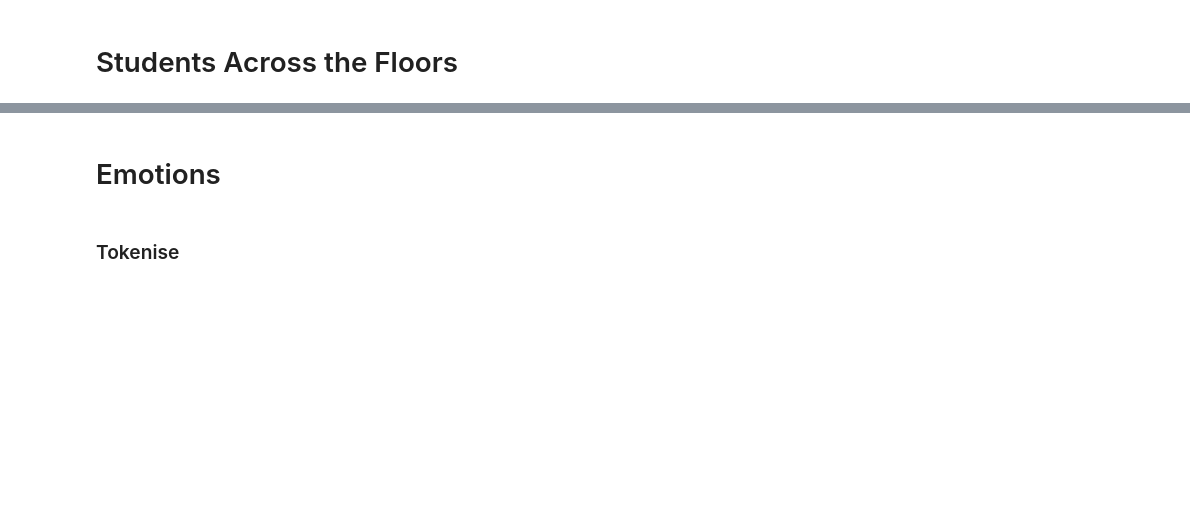
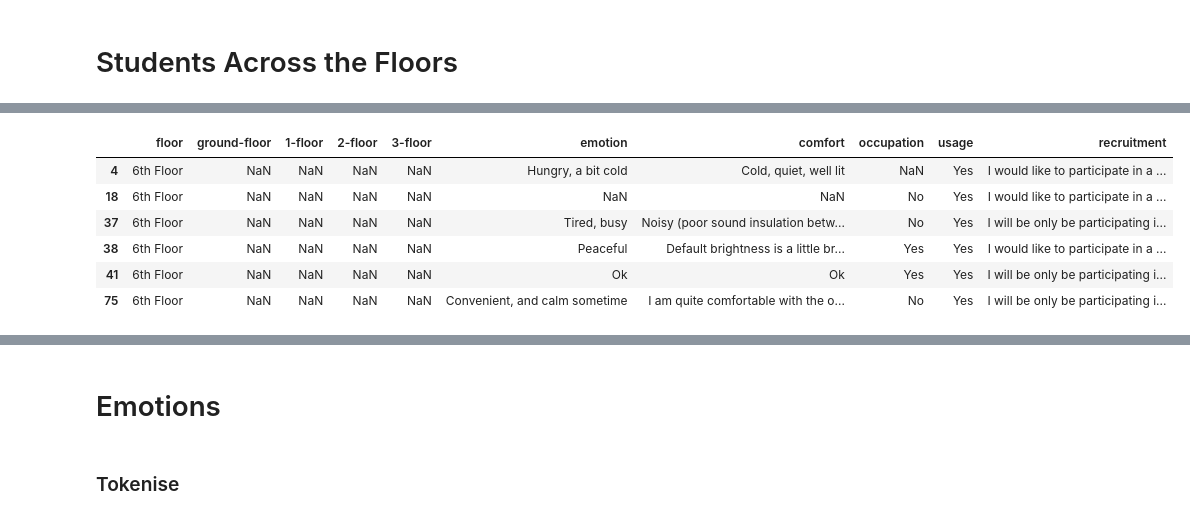
Before and after one commit to shrutirao94/language-comfort-emotions, a Jupyter notebook: analysis.ipynb, the cells around one changed output, grey strips where cells are left out. Cells and saved outputs as stored; diff of their text form; code cells hidden in the pictures; blank space fills up the shorter version.

```diff
--- a/analysis.ipynb
+++ b/analysis.ipynb
@@ -61,3 +59,13 @@ plt.savefig('plots/floors-responses.jpg', dpi=300, bbox_inches=None)
+# %%
+df[df['floor'] == '6th Floor']
+# %% [output]
+|  | floor | ground-floor | 1-floor | 2-floor | 3-floor | emotion | comfort | occupation | usage | recruitment |
+| 4 | 6th Floor | NaN | NaN | NaN | NaN | Hungry, a bit cold | Cold, quiet, well lit | NaN | Yes | I would like to participate in a ... |
+| 18 | 6th Floor | NaN | NaN | NaN | NaN | NaN | NaN | No | Yes | I would like to participate in a ... |
+| 37 | 6th Floor | NaN | NaN | NaN | NaN | Tired, busy | Noisy (poor sound insulation betw... | No | Yes | I will be only be participating i... |
+| 38 | 6th Floor | NaN | NaN | NaN | NaN | Peaceful | Default brightness is a little br... | Yes | Yes | I would like to participate in a ... |
+| 41 | 6th Floor | NaN | NaN | NaN | NaN | Ok | Ok | Yes | Yes | I will be only be participating i... |
+| 75 | 6th Floor | NaN | NaN | NaN | NaN | Convenient, and calm sometime | I am quite comfortable with the o... | No | Yes | I will be only be participating i... |
 # %%
 def plot_responses_rooms(floor, n):
     ax = plt.subplot(2, 2, n + 1)
```
Also changed, not shown: parts of 11 cells of this notebook, 1 other file.
